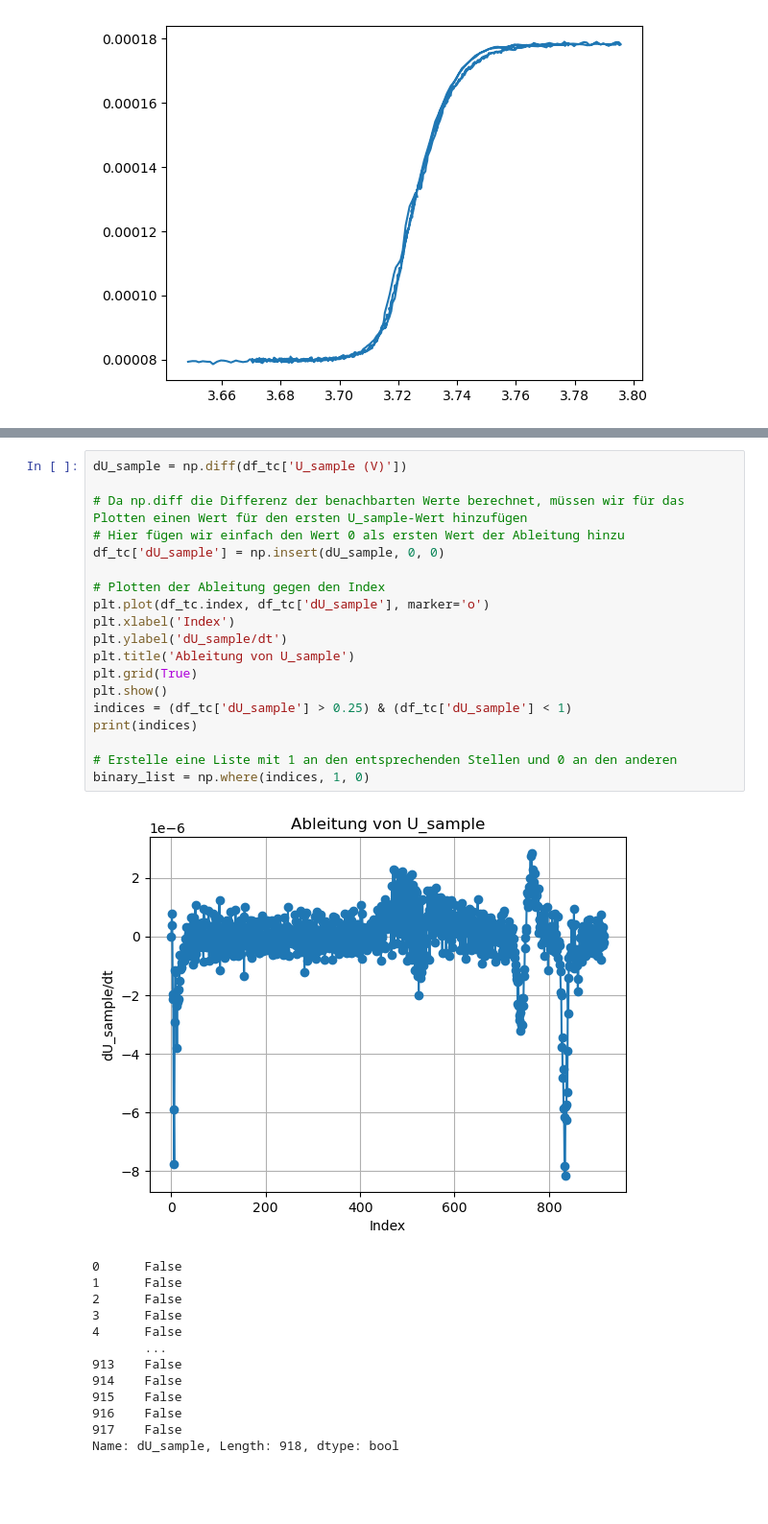
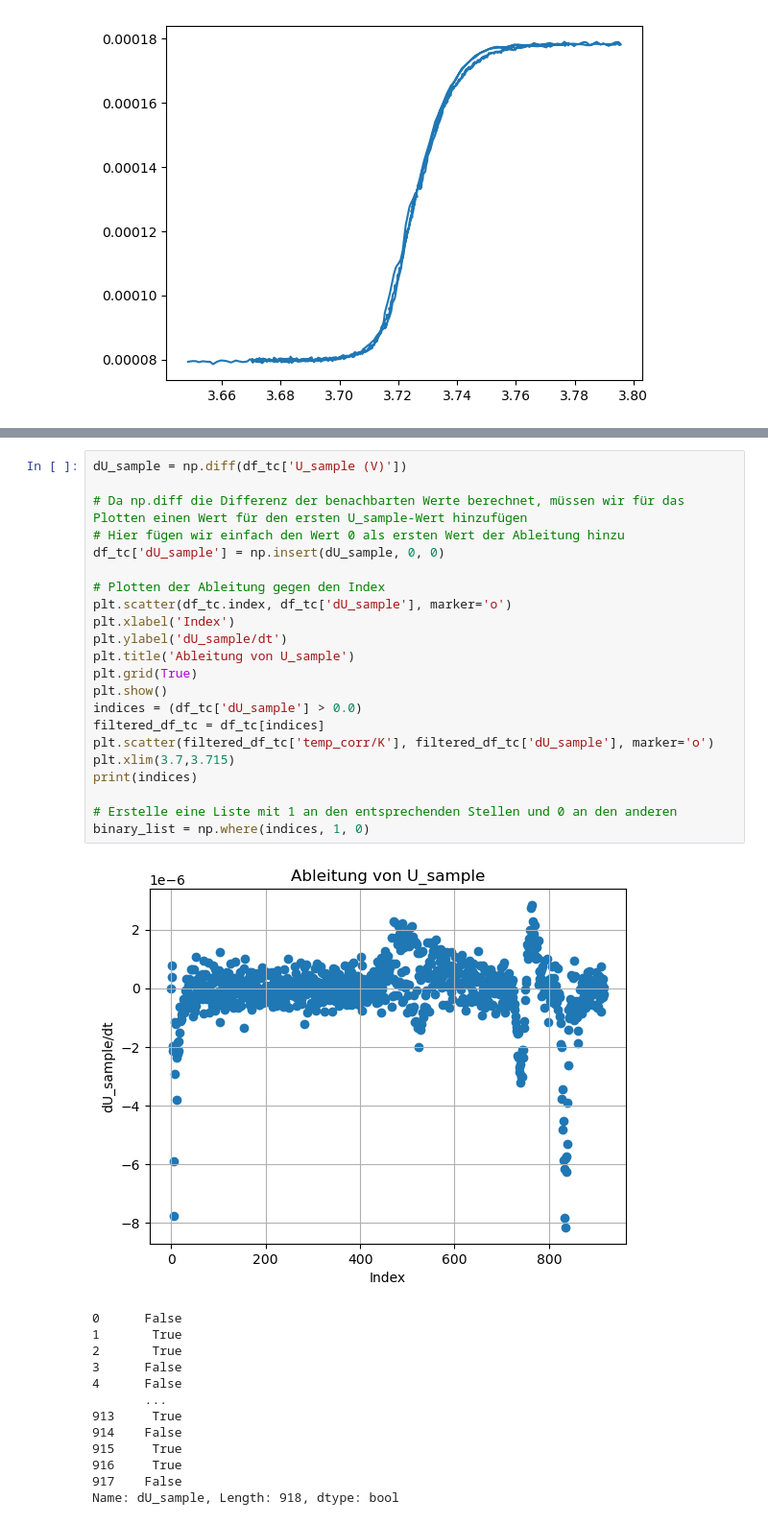
Before and after one commit to Darrenshan27/supraconductivity, a Jupyter notebook: data_processing.ipynb, the cells around one changed output, grey strips where cells are left out. Shown at 96% size. Saved outputs shown, nothing was run; the diff lists cells and outputs as text; blank space fills up the shorter version.

```diff
--- a/data_processing.ipynb
+++ b/data_processing.ipynb
@@ -792,33 +873,36 @@ plt.show()
 # %%
 dU_sample = np.diff(df_tc['U_sample (V)'])
 
 # Da np.diff die Differenz der benachbarten Werte berechnet, müssen wir für das Plotten einen Wert für den ersten U_sample-Wert hinzufügen
 # Hier fügen wir einfach den Wert 0 als ersten Wert der Ableitung hinzu
 df_tc['dU_sample'] = np.insert(dU_sample, 0, 0)
 
 # Plotten der Ableitung gegen den Index
-plt.plot(df_tc.index, df_tc['dU_sample'], marker='o')
+plt.scatter(df_tc.index, df_tc['dU_sample'], marker='o')
 plt.xlabel('Index')
 plt.ylabel('dU_sample/dt')
 plt.title('Ableitung von U_sample')
 plt.grid(True)
 plt.show()
-indices = (df_tc['dU_sample'] > 0.25) & (df_tc['dU_sample'] < 1)
+indices = (df_tc['dU_sample'] > 0.0)
+filtered_df_tc = df_tc[indices]
+plt.scatter(filtered_df_tc['temp_corr/K'], filtered_df_tc['dU_sample'], marker='o')
+plt.xlim(3.7,3.715)
 print(indices)
 
 # Erstelle eine Liste mit 1 an den entsprechenden Stellen und 0 an den anderen
 binary_list = np.where(indices, 1, 0)
 # %% [output]
-[figure, old version]
+[figure, new version]
 0      False
-1      False
-2      False
+1       True
+2       True
 3      False
 4      False
        ...
-913    False
+913     True
 914    False
-915    False
-916    False
+915     True
+916     True
 917    False
 Name: dU_sample, Length: 918, dtype: bool
```
Also changed, not shown: parts of 20 cells of this notebook.
